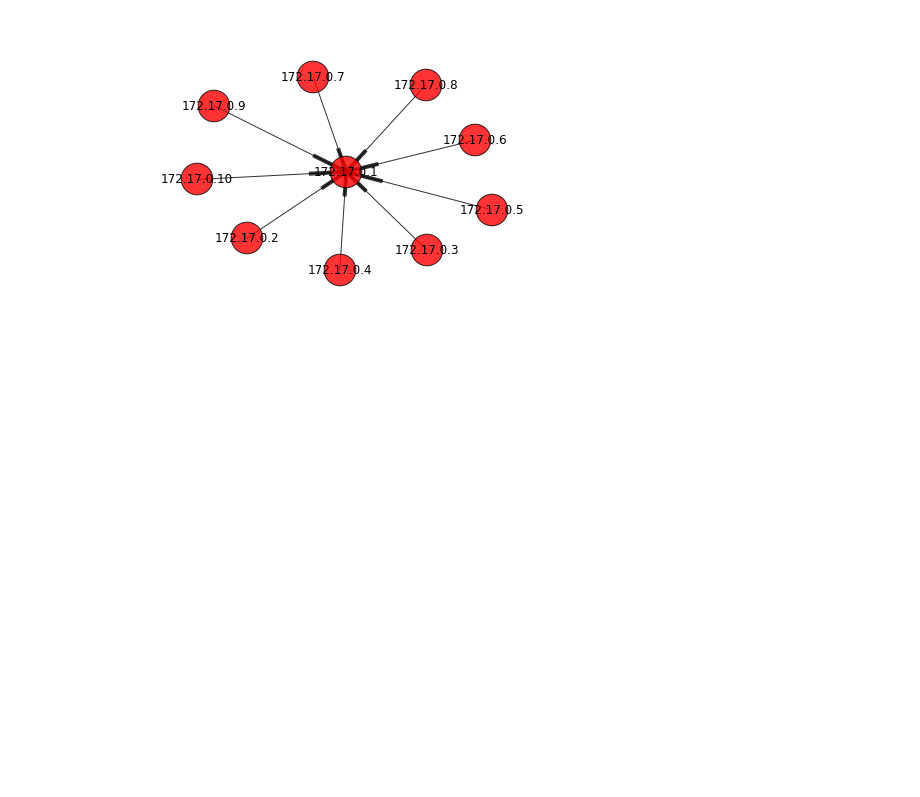
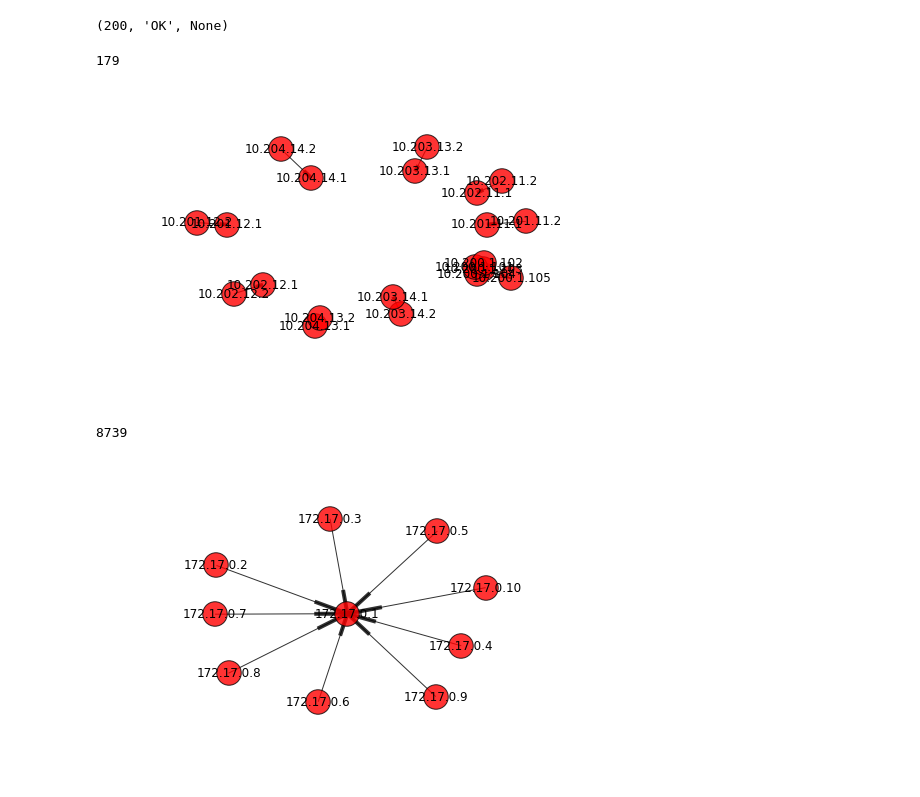
Before and after one commit to araobp/nlan, a Jupyter notebook: ipynb/server_client.ipynb, the cells around one changed output. Cells and saved outputs as stored; diff of their text form; code cells hidden in the pictures; blank space fills up the shorter version.

```diff
--- a/ipynb/server_client.ipynb
+++ b/ipynb/server_client.ipynb
@@ -5,10 +7,22 @@ get_ipython().magic('matplotlib inline')
 import tega.driver
 d = tega.driver.Driver(host='192.168.57.133')
 d.rpc('plugins.hook')
-d.rpc('plugins.server_client', port=8739)
-server_client = d.get(path='graph.server_client.8739')
+# %% [output]
+(200, 'OK', None)
 # %%
-g = nx.DiGraph(server_client)
-nx.draw_spring(g, node_size=1000, with_labels=True, arrows=True, alpha=0.8)
+def on_value_change(name, value):
+    d.rpc('plugins.server_client', port=int(value))
+    print(value)
+    server_client = d.get(path='graph.server_client.{}'.format(value))
+    g = nx.DiGraph(server_client)
+    nx.draw_spring(g, node_size=600, with_labels=True, arrows=True, alpha=0.8)
-# %% [output]
-[figure, removed]
+# %%
+port_list = ['---port---', '179', '8739']
+dw = Dropdown(description='port_list', options=port_list)
+display(dw)
+dw.on_trait_change(on_value_change, 'value')
+# %% [output]
+179
+[figure, added]
+8739
+[figure, added]
```
Also changed, not shown: parts of 1 cell of this notebook, 2 other files.
